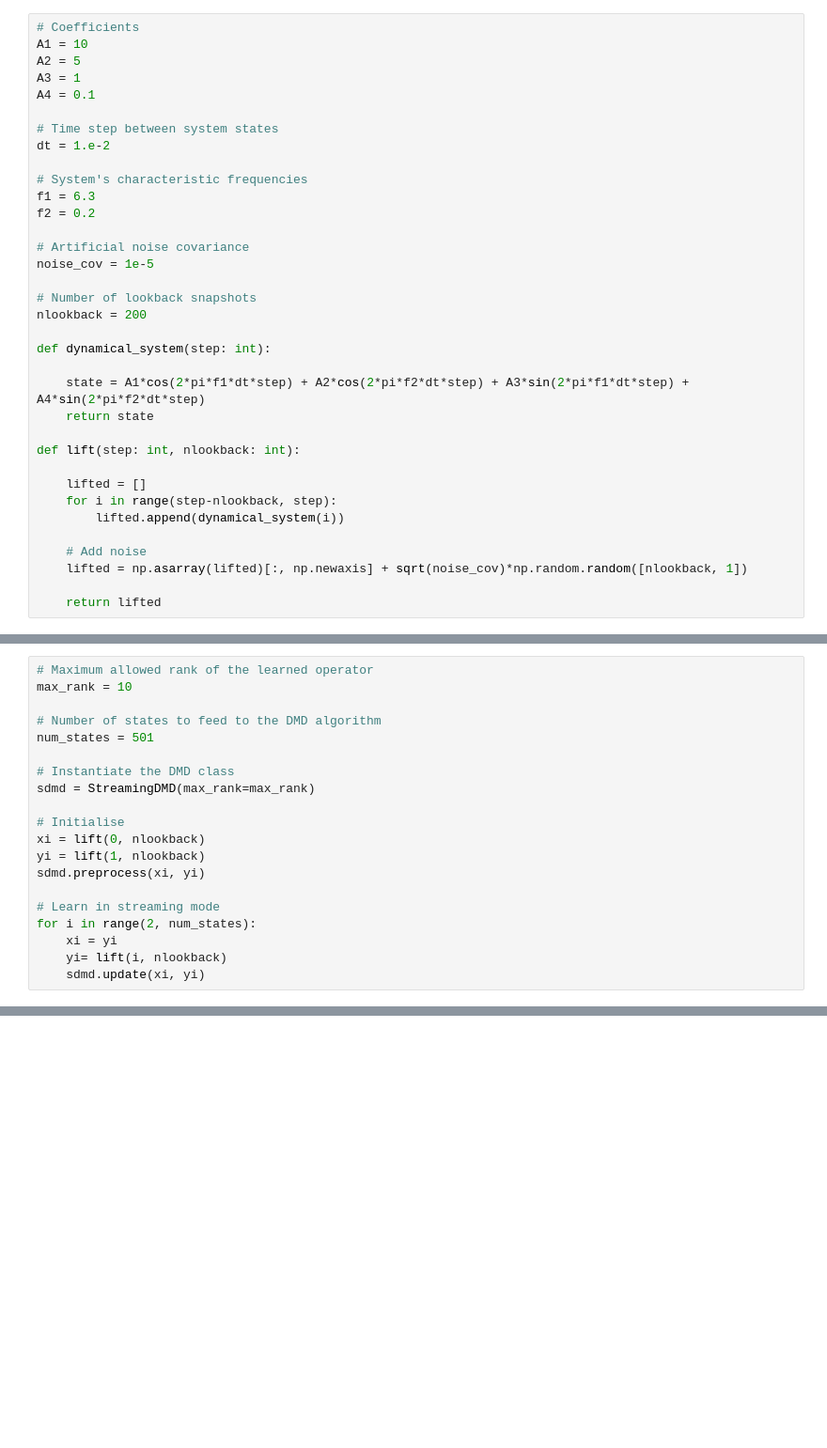
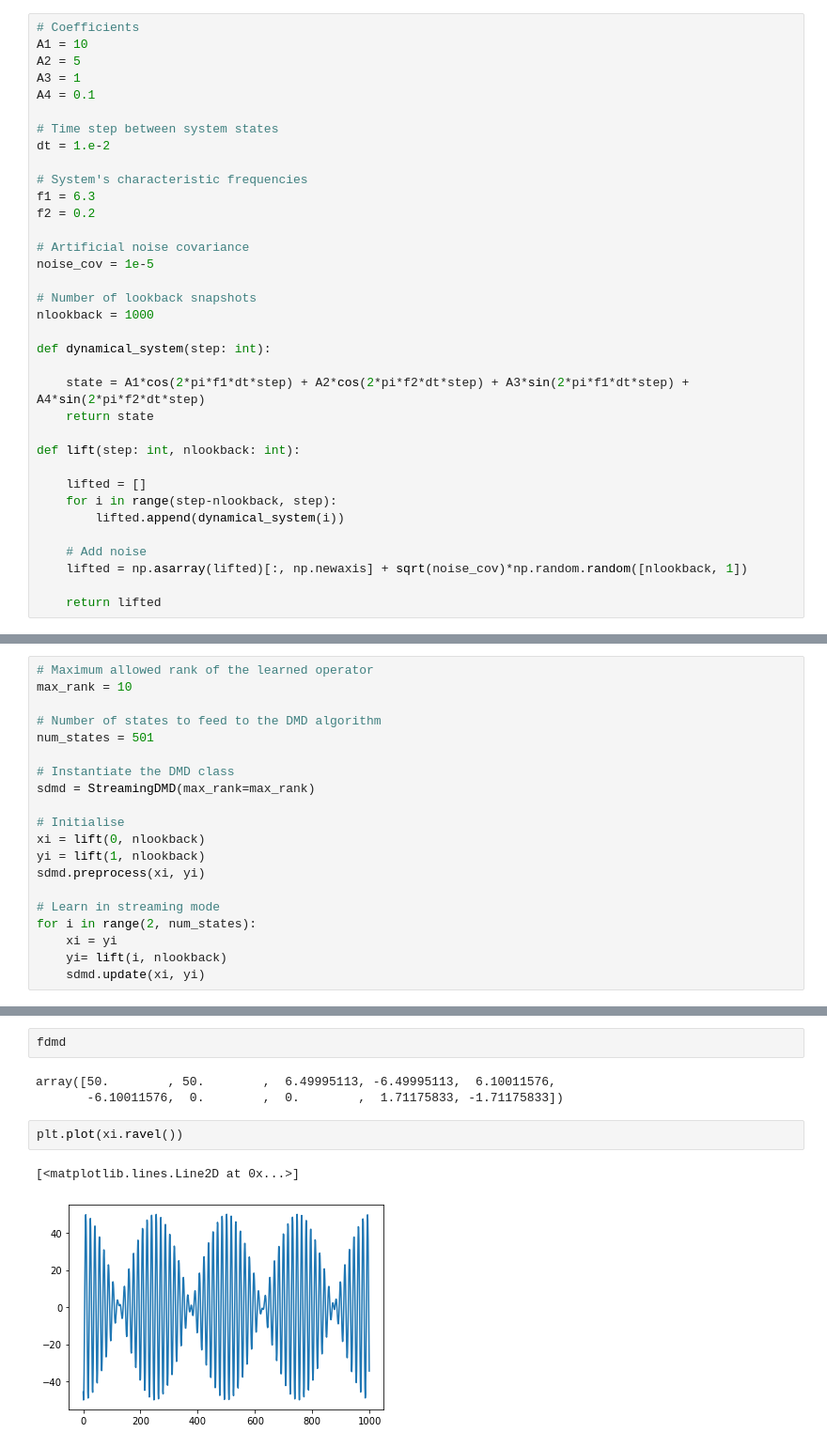
Before and after one commit to ndetullio/dmdstream, a Jupyter notebook: examples/hello.ipynb, the cells around one changed output, grey strips where cells are left out. Shown at 94% size. Cells and saved outputs as stored; diff of their text form; blank space fills up the shorter version.

```diff
--- a/examples/hello.ipynb
+++ b/examples/hello.ipynb
@@ -32,7 +32,7 @@ f2 = 0.2
 noise_cov = 1e-5
 
 # Number of lookback snapshots
-nlookback = 200
+nlookback = 1000
 
 def dynamical_system(step: int):
 
@@ -93,0 +94,10 @@ print(fchar)
+# %%
+fdmd
+# %% [output]
+array([50.        , 50.        ,  6.49995113, -6.49995113,  6.10011576,
+       -6.10011576,  0.        ,  0.        ,  1.71175833, -1.71175833])
+# %%
+plt.plot(xi.ravel())
+# %% [output]
+[<matplotlib.lines.Line2D at 0x...>]
+[figure, added]
```
Also changed, not shown: parts of 3 cells of this notebook.
